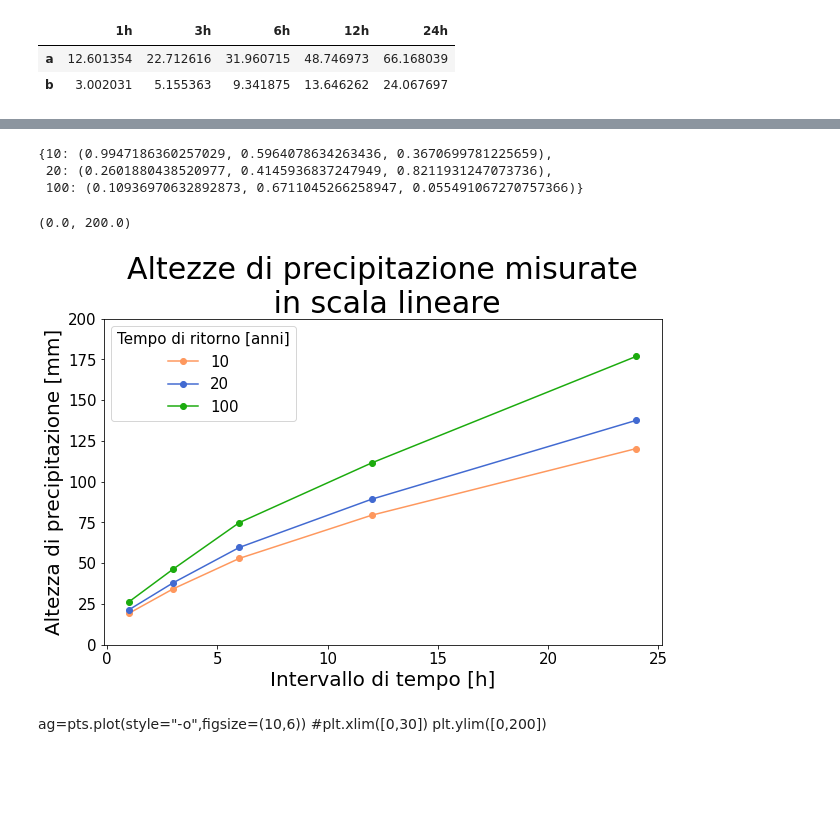
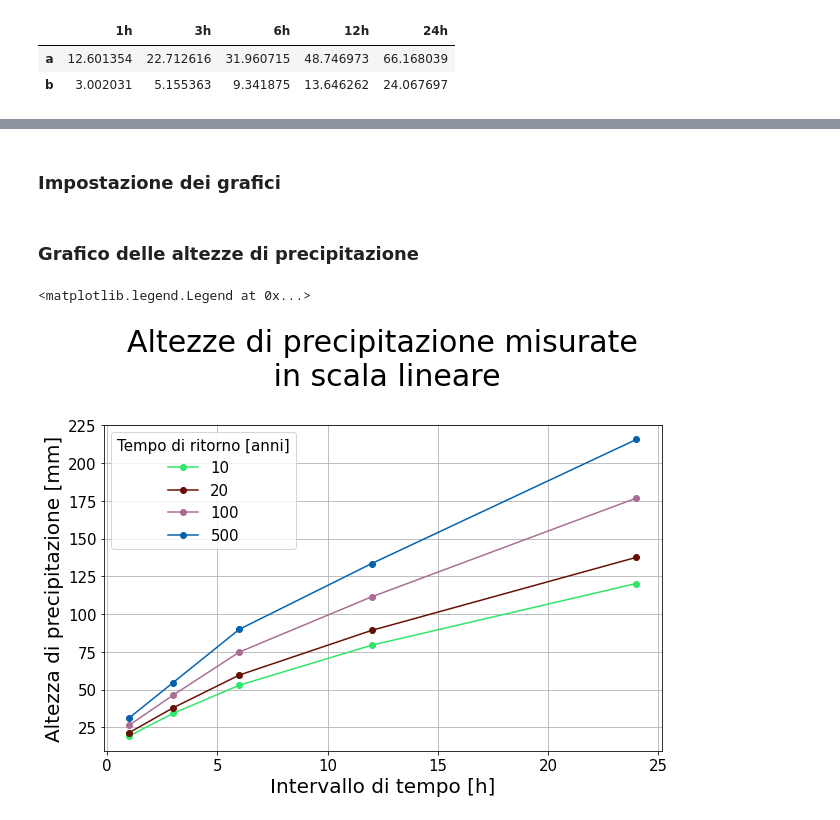
Before and after one commit to Fakkin/Laboratorio, a Jupyter notebook: Curve_PP_Fedaia_1.ipynb, the cells around one changed output, grey strips where cells are left out. Drawn from its saved outputs; the diff is of its cells as text; code cells hidden in the pictures; blank space fills up the shorter version.

```diff
--- a/Curve_PP_Fedaia_1.ipynb
+++ b/Curve_PP_Fedaia_1.ipynb
@@ -43,3 +28,18 @@ from pylab import plot,show,hist,figure,title
+# %%
+def indici(cols):
+    indi=[]
+    for i in cols:
+        j=i.replace('h','')
+        indi.append(int(j))
+    return indi
+
+h=data.columns #['1h','3h','6h','12h','24h']
+ind=indici(h) #ind=[1,3,6,12,24]
+r=[10,20,100,500] #Tempi di ritorno in anni
+
+indx=[]
+for i in r:
+    indx.append('Tr='+str(i))
 # %%
 best=pd.read_pickle("best_param")
 best
@@ -88,0 +62,3 @@ pts
+# %%
+def qtls(df,qu):
+    return gumbel_r.ppf(qu,loc=df["a"],scale=df["b"])
@@ -88,0 +68,12 @@ pts
+# %%
+pts1=[]
+pts0=[]
+for i in h:
+    for j in r:
+        pts0.append(qtls(best[i],qn(j)))
+    pts1.append(pts0)
+    pts0=[]
+
+pts1
+pts= DataFrame(pts1,index=ind, columns=r)
+pts
@@ -89,3 +87,5 @@ pts
+# %% [markdown]
+### Impostazione dei grafici
 # %%
 SMALL_SIZE=15
 MEDIUM_SIZE=20
@@ -100,26 +100,22 @@ plt.rc('figure', titlesize=BIGGER_SIZE)  # fontsize of the figure title
 # %%
 import random
 colors={}
-for i in q:
+c=[]
+for i in r:
     colore=(random.random(), random.random(), random.random())
     colors.update({i:colore})
-colors
+    c.append(colors[i])
-# %% [output]
-{10: (0.9947186360257029, 0.5964078634263436, 0.3670699781225659),
- 20: (0.2601880438520977, 0.4145936837247949, 0.8211931247073736),
- 100: (0.10936970632892873, 0.6711045266258947, 0.055491067270757366)}
+# %% [markdown]
+### Grafico delle altezze di precipitazione
 # %%
-ag=pts.plot(style="-o",figsize=(10,6),color=[colors[q[0]],colors[q[1]],colors[q[2]]])
-ag.set_title('Altezze di precipitazione misurate\n in scala lineare')
+ag=pts.plot(style="-o",figsize=(10,6),color=c)
+ag.set_title('Altezze di precipitazione misurate\n in scala lineare\n')
 ag.set_ylabel('Altezza di precipitazione [mm]')
 ag.set_xlabel('Intervallo di tempo [h]')
-legend = plt.legend (title= "Tempo di ritorno [anni]")
-plt.ylim([0,200])
+ag.grid(True)
+ag.legend (title= "Tempo di ritorno [anni]")
+#plt.ylim([0,200])
 # %% [output]
-(0.0, 200.0)
+<matplotlib.legend.Legend at 0x...>
-[figure, old version]
+[figure, new version]
-# %% [markdown]
-ag=pts.plot(style="-o",figsize=(10,6))
-#plt.xlim([0,30])
-plt.ylim([0,200])
 # %%
```
Also changed, not shown: parts of 25 cells of this notebook, 9 other files.
